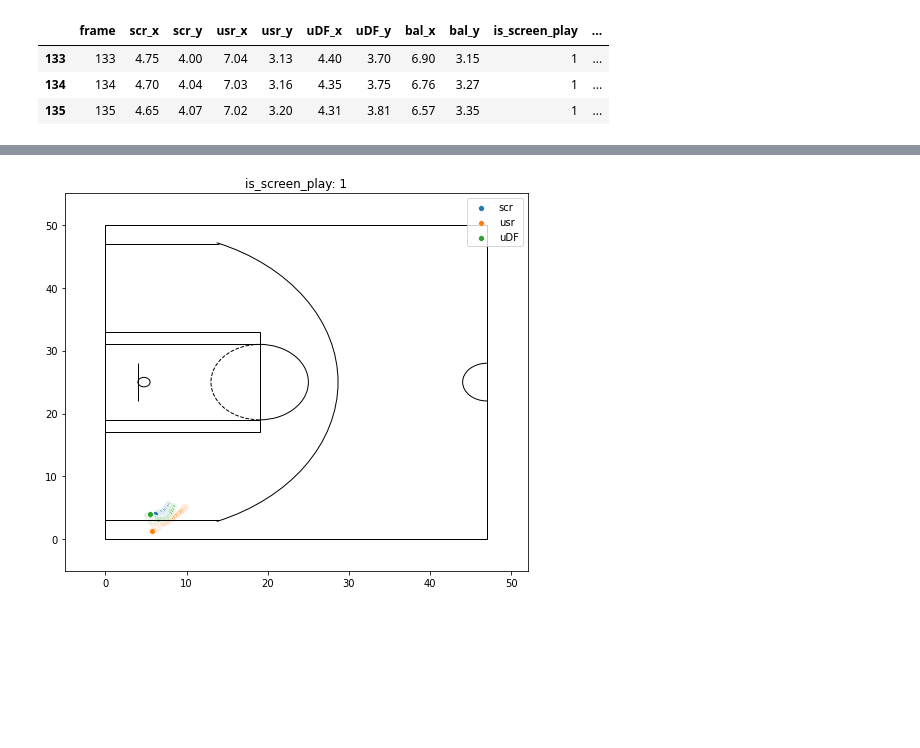
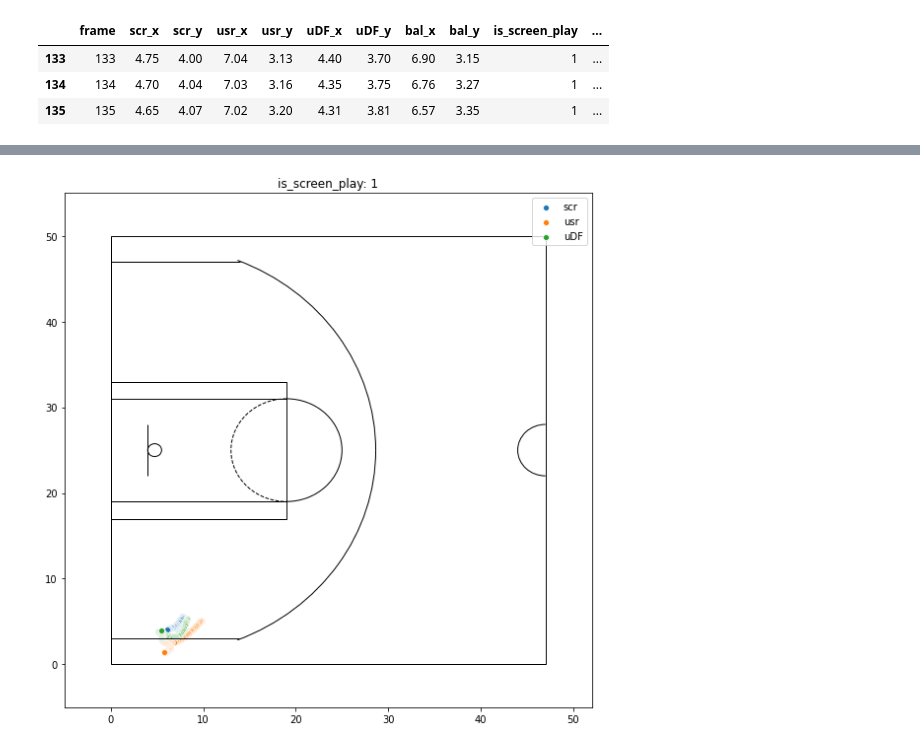
Before and after one commit to takaiyuk/codalab-bbc2020, a Jupyter notebook: notebooks/data.ipynb, the cells around one changed output, grey strips where cells are left out. Saved outputs shown, nothing was run; the diff lists cells and outputs as text; code cells hidden in the pictures; blank space fills up the shorter version.

```diff
--- a/notebooks/data.ipynb
+++ b/notebooks/data.ipynb
@@ -106,22 +106,22 @@ plt.show()
 # %%
 file_number = "0001"
 train_tmp = train[train["filename"] == file_number]
 
-plt.figure(figsize=(7, 6))
+plt.figure(figsize=(8, 8))
 sns.scatterplot(train_tmp["scr_x"], train_tmp["scr_y"], label="scr")
 sns.scatterplot(train_tmp["usr_x"], train_tmp["usr_y"], label="usr")
 sns.scatterplot(train_tmp["uDF_x"], train_tmp["uDF_y"], label="uDF")
 DrawNBACourt().plot()
 plt.xlim(0 - 5, x_length + 5)
 plt.ylim(0 - 5, y_length + 5)
 plt.xlabel("")
 plt.ylabel("")
 plt.title(f'is_screen_play: {train_tmp["is_screen_play"].iloc[0]}')
 plt.legend()
 plt.tight_layout()
 plt.show()
 # %% [output]
-[figure, old version]
+[figure, new version]
 # %%
 file_number = "0002"
 train_tmp = train[train["filename"] == file_number]
```
Also changed, not shown: parts of 4 cells of this notebook.
